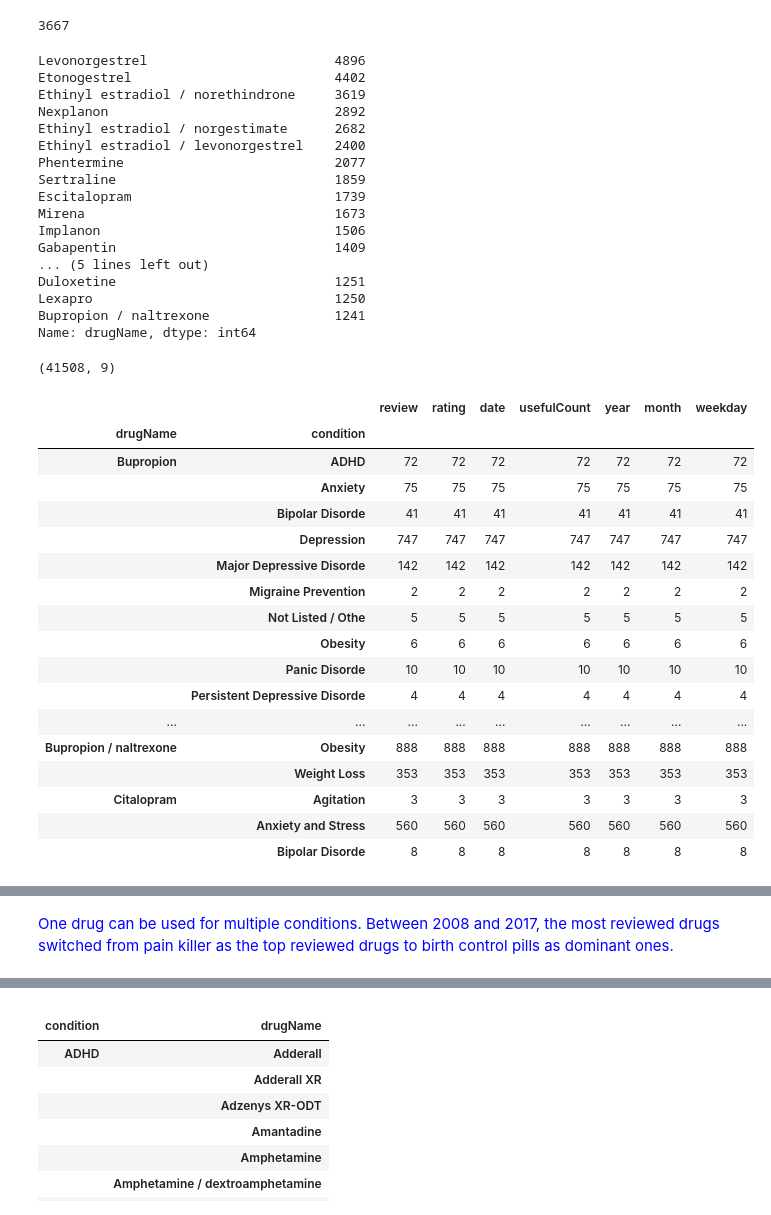
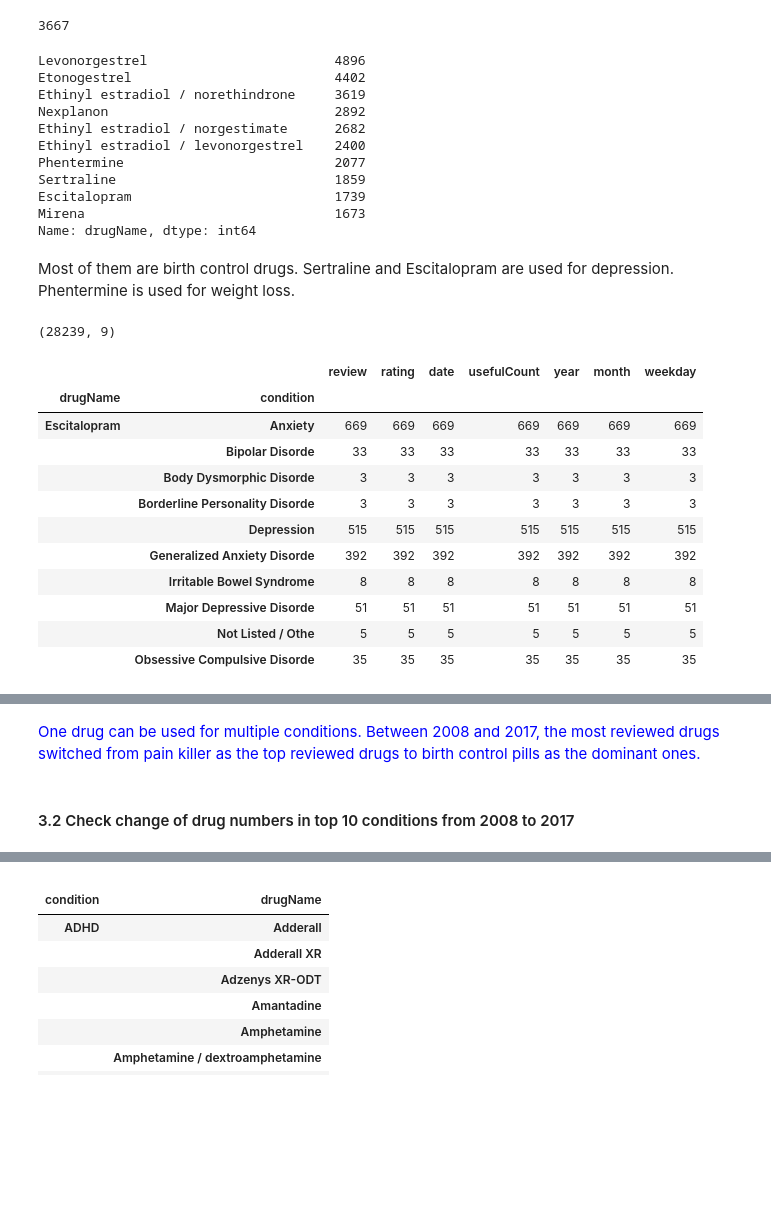
Before and after one commit to Lina-statistics/Capstone_project_Spring_Board, a Jupyter notebook: drug_review/drug_review_EDA.ipynb, the cells around one changed output, grey strips where cells are left out. Cells and saved outputs as stored; diff of their text form; code cells hidden in the pictures; blank space fills up the shorter version.

```diff
--- a/drug_review/drug_review_EDA.ipynb
+++ b/drug_review/drug_review_EDA.ipynb
@@ -199,8 +318,8 @@ len(drugs)
 3667
 # %%
 #the top 20 drugs in this data set
-drug_top_20_list=df_new.drugName.value_counts().head(20)
-drug_top_20_list
+drug_top_10_list=df_new.drugName.value_counts().head(10)
+drug_top_10_list
 # %% [output]
 Levonorgestrel                        4896
 Etonogestrel                          4402
@@ -212,39 +331,29 @@ Phentermine                           2077
 Sertraline                            1859
 Escitalopram                          1739
 Mirena                                1673
-Implanon                              1506
-Gabapentin                            1409
-... (5 lines left out)
-Duloxetine                            1251
-Lexapro                               1250
-Bupropion / naltrexone                1241
 Name: drugName, dtype: int64
+# %% [markdown]
+Most of them are birth control drugs. Sertraline and Escitalopram are used for depression. Phentermine is used for weight loss.
 # %%
-drug_top_20=df_new[df_new.drugName.isin(drug_top_20_list.index)]
-drug_top_20.shape
+drug_top_10=df_new[df_new.drugName.isin(drug_top_10_list.index)]
+drug_top_10.shape
 # %% [output]
-(41508, 9)
+(28239, 9)
 # %%
-drug_top_20.groupby(['drugName','condition']).count().head(20)
+drug_top_10.groupby(['drugName','condition']).count().head(10)
 # %% [output]
 |  |  | review | rating | date | usefulCount | year | month | weekday |
 | drugName | condition |  |  |  |  |  |  |  |
-| Bupropion | ADHD | 72 | 72 | 72 | 72 | 72 | 72 | 72 |
-|  | Anxiety | 75 | 75 | 75 | 75 | 75 | 75 | 75 |
-|  | Bipolar Disorde | 41 | 41 | 41 | 41 | 41 | 41 | 41 |
-|  | Depression | 747 | 747 | 747 | 747 | 747 | 747 | 747 |
-|  | Major Depressive Disorde | 142 | 142 | 142 | 142 | 142 | 142 | 142 |
-|  | Migraine Prevention | 2 | 2 | 2 | 2 | 2 | 2 | 2 |
+| Escitalopram | Anxiety | 669 | 669 | 669 | 669 | 669 | 669 | 669 |
+|  | Bipolar Disorde | 33 | 33 | 33 | 33 | 33 | 33 | 33 |
+|  | Body Dysmorphic Disorde | 3 | 3 | 3 | 3 | 3 | 3 | 3 |
+|  | Borderline Personality Disorde | 3 | 3 | 3 | 3 | 3 | 3 | 3 |
+|  | Depression | 515 | 515 | 515 | 515 | 515 | 515 | 515 |
+|  | Generalized Anxiety Disorde | 392 | 392 | 392 | 392 | 392 | 392 | 392 |
+|  | Irritable Bowel Syndrome | 8 | 8 | 8 | 8 | 8 | 8 | 8 |
+|  | Major Depressive Disorde | 51 | 51 | 51 | 51 | 51 | 51 | 51 |
 |  | Not Listed / Othe | 5 | 5 | 5 | 5 | 5 | 5 | 5 |
-|  | Obesity | 6 | 6 | 6 | 6 | 6 | 6 | 6 |
-|  | Panic Disorde | 10 | 10 | 10 | 10 | 10 | 10 | 10 |
-|  | Persistent Depressive Disorde | 4 | 4 | 4 | 4 | 4 | 4 | 4 |
-| ... | ... | ... | ... | ... | ... | ... | ... | ... |
-| Bupropion / naltrexone | Obesity | 888 | 888 | 888 | 888 | 888 | 888 | 888 |
-|  | Weight Loss | 353 | 353 | 353 | 353 | 353 | 353 | 353 |
-| Citalopram | Agitation | 3 | 3 | 3 | 3 | 3 | 3 | 3 |
-|  | Anxiety and Stress | 560 | 560 | 560 | 560 | 560 | 560 | 560 |
-|  | Bipolar Disorde | 8 | 8 | 8 | 8 | 8 | 8 | 8 |
+|  | Obsessive Compulsive Disorde | 35 | 35 | 35 | 35 | 35 | 35 | 35 |
 # %%
 def top_drug(y):
     r=df_new[df_new.year==y].drugName.value_counts().head(10)
@@ -277,4 +385,6 @@ scatter | hist
 # %% [output]
 [interactive output not drawn]
 # %% [markdown]
-<span style='color:blue'>One drug can be used for multiple conditions. Between 2008 and 2017, the most reviewed drugs switched from pain killer as the top reviewed drugs to birth control pills as dominant ones.</span>
+<span style='color:blue'>One drug can be used for multiple conditions. Between 2008 and 2017, the most reviewed drugs switched from pain killer as the top reviewed drugs to birth control pills as the dominant ones.</span>
+# %% [markdown]
+#### 3.2 Check change of drug numbers in top 10 conditions from 2008 to 2017
```
Also changed, not shown: parts of 30 cells of this notebook, 3 other files.
